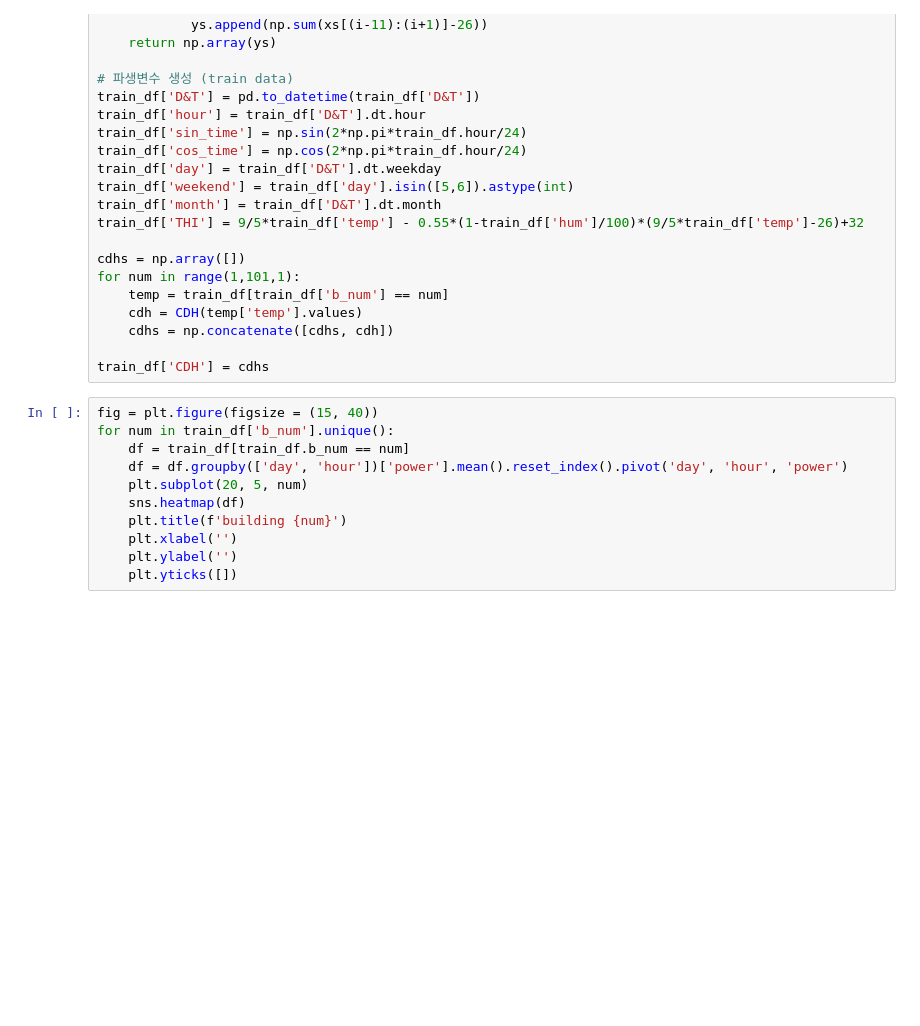
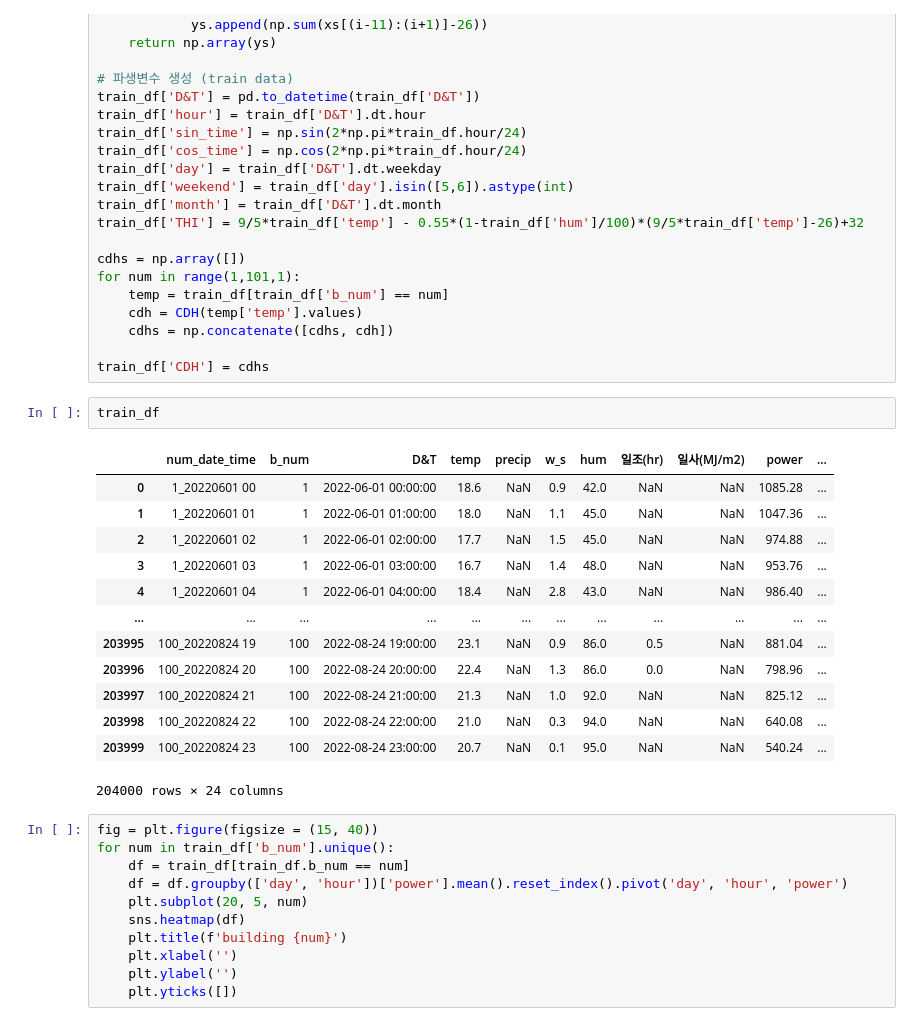
Before and after one commit to Jonghyun-Park1027/Competition3, a Jupyter notebook: JH/yw_try1.ipynb, the cells around one changed output. Drawn from its saved outputs; the diff is of its cells as text; blank space fills up the shorter version.

```diff
--- a/yw_try1.ipynb
+++ b/JH/yw_try1.ipynb
@@ -121,6 +147,22 @@ for num in range(1,101,1):
     cdhs = np.concatenate([cdhs, cdh])
 
 train_df['CDH'] = cdhs
+# %%
+train_df
+# %% [output]
+|  | num_date_time | b_num | D&T | temp | precip | w_s | hum | 일조(hr) | 일사(MJ/m2) | power | ... |
+| 0 | 1_20220601 00 | 1 | 2022-06-01 00:00:00 | 18.6 | NaN | 0.9 | 42.0 | NaN | NaN | 1085.28 | ... |
+| 1 | 1_20220601 01 | 1 | 2022-06-01 01:00:00 | 18.0 | NaN | 1.1 | 45.0 | NaN | NaN | 1047.36 | ... |
+| 2 | 1_20220601 02 | 1 | 2022-06-01 02:00:00 | 17.7 | NaN | 1.5 | 45.0 | NaN | NaN | 974.88 | ... |
+| 3 | 1_20220601 03 | 1 | 2022-06-01 03:00:00 | 16.7 | NaN | 1.4 | 48.0 | NaN | NaN | 953.76 | ... |
+| 4 | 1_20220601 04 | 1 | 2022-06-01 04:00:00 | 18.4 | NaN | 2.8 | 43.0 | NaN | NaN | 986.40 | ... |
+| ... | ... | ... | ... | ... | ... | ... | ... | ... | ... | ... | ... |
+| 203995 | 100_20220824 19 | 100 | 2022-08-24 19:00:00 | 23.1 | NaN | 0.9 | 86.0 | 0.5 | NaN | 881.04 | ... |
+| 203996 | 100_20220824 20 | 100 | 2022-08-24 20:00:00 | 22.4 | NaN | 1.3 | 86.0 | 0.0 | NaN | 798.96 | ... |
+| 203997 | 100_20220824 21 | 100 | 2022-08-24 21:00:00 | 21.3 | NaN | 1.0 | 92.0 | NaN | NaN | 825.12 | ... |
+| 203998 | 100_20220824 22 | 100 | 2022-08-24 22:00:00 | 21.0 | NaN | 0.3 | 94.0 | NaN | NaN | 640.08 | ... |
+| 203999 | 100_20220824 23 | 100 | 2022-08-24 23:00:00 | 20.7 | NaN | 0.1 | 95.0 | NaN | NaN | 540.24 | ... |
+204000 rows × 24 columns
 # %%
 fig = plt.figure(figsize = (15, 40))
 for num in train_df['b_num'].unique():
```
Also changed, not shown: parts of 3 cells of this notebook, 10 other files.
